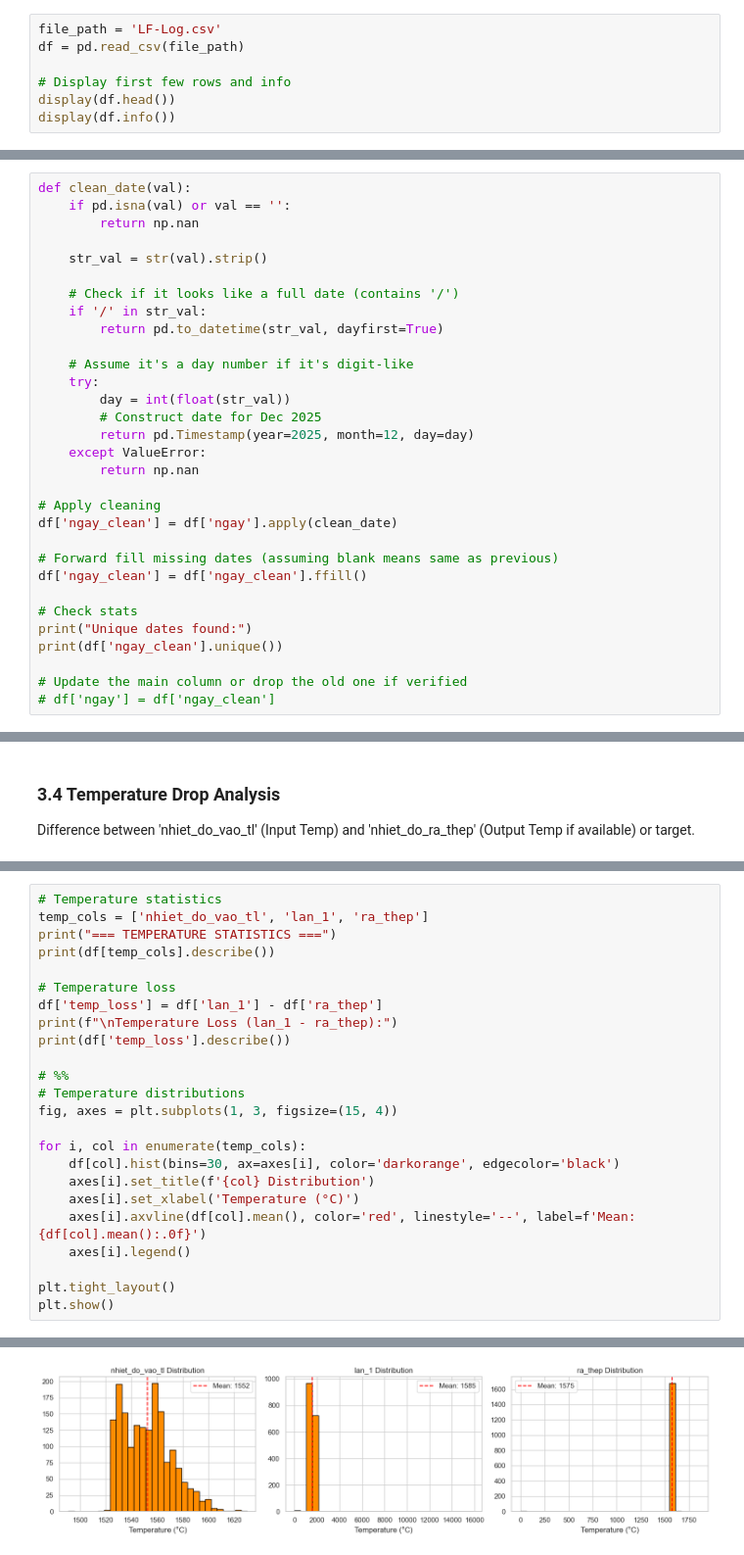
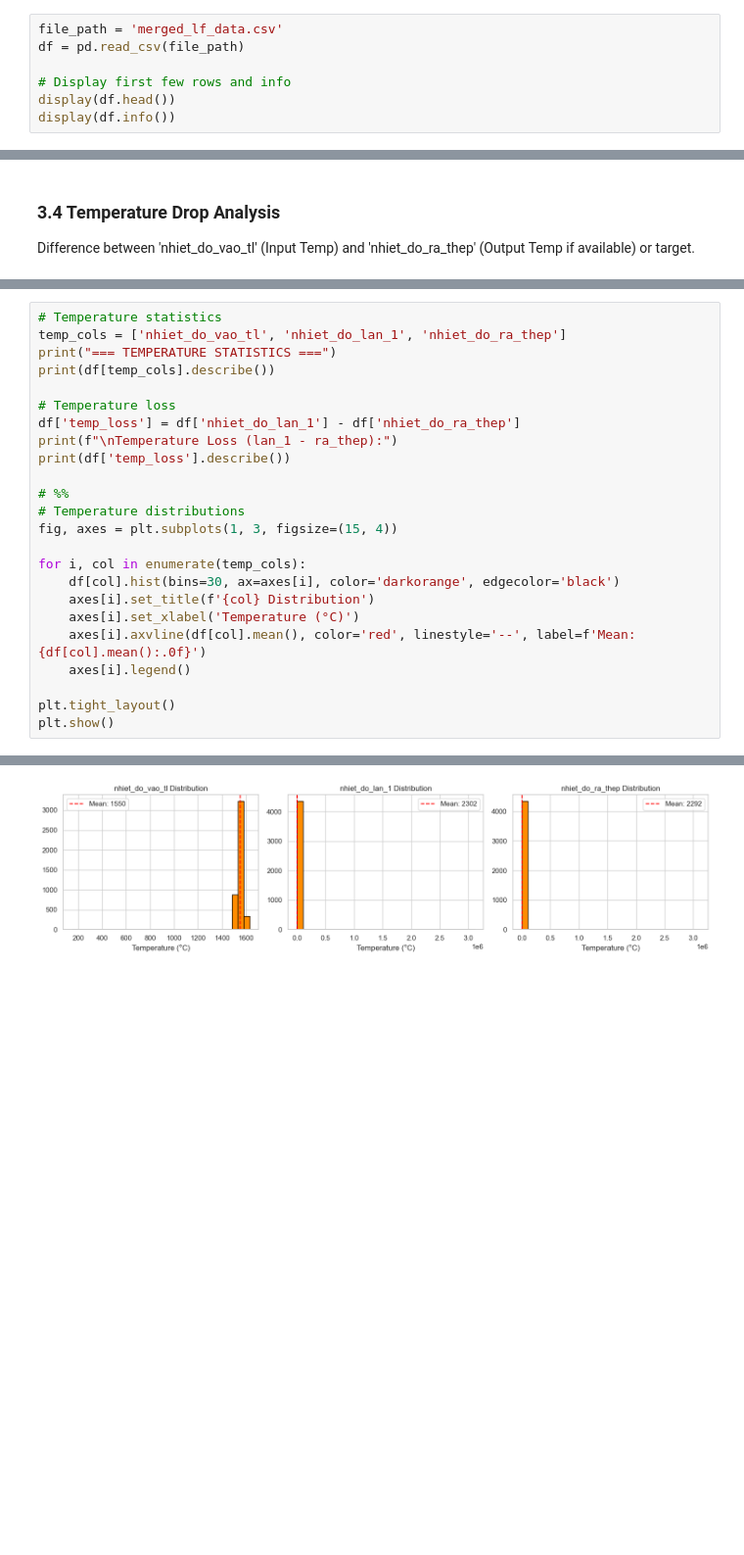
Before and after one commit to thanhnhatt29/alu-temp-cast-ml, a Jupyter notebook: LF-log-analysis.ipynb, the cells around one changed output, grey strips where cells are left out. Shown at 98% size. Saved outputs shown, nothing was run; the diff lists cells and outputs as text; blank space fills up the shorter version.

Commit message:
update processing and analysis LF log data

```diff
--- a/LF-log-analysis.ipynb
+++ b/LF-log-analysis.ipynb
@@ -19,7 +19,7 @@ sns.set_theme(style="whitegrid")
 # %% [markdown]
 ## 1. Load Data
 # %%
-file_path = 'LF-Log.csv'
+file_path = 'merged_lf_data.csv'
 df = pd.read_csv(file_path)
 
 # Display first few rows and info
@@ -55,34 +55,3 @@ None
 # %% [markdown]
 ### 2.1 Fix 'ngay' (Date) column
 The 'ngay' column contains mixed formats: full dates (e.g., '01/12/2025'), integers (1-31), or NaN. We need to standardize this to a Datetime object representing December 2025.
-# %%
-def clean_date(val):
-    if pd.isna(val) or val == '':
-        return np.nan
-
-    str_val = str(val).strip()
-
-    # Check if it looks like a full date (contains '/')
-    if '/' in str_val:
-        return pd.to_datetime(str_val, dayfirst=True)
-
-    # Assume it's a day number if it's digit-like
-    try:
-        day = int(float(str_val))
-        # Construct date for Dec 2025
-        return pd.Timestamp(year=2025, month=12, day=day)
-    except ValueError:
-        return np.nan
-
-# Apply cleaning
-df['ngay_clean'] = df['ngay'].apply(clean_date)
-
-# Forward fill missing dates (assuming blank means same as previous)
-df['ngay_clean'] = df['ngay_clean'].ffill()
-
-# Check stats
-print("Unique dates found:")
-print(df['ngay_clean'].unique())
-
-# Update the main column or drop the old one if verified
-# df['ngay'] = df['ngay_clean']
@@ -445,11 +485,11 @@ plt.show()
 # %%
 # Temperature statistics
-temp_cols = ['nhiet_do_vao_tl', 'lan_1', 'ra_thep']
+temp_cols = ['nhiet_do_vao_tl', 'nhiet_do_lan_1', 'nhiet_do_ra_thep']
 print("=== TEMPERATURE STATISTICS ===")
 print(df[temp_cols].describe())
 
 # Temperature loss
-df['temp_loss'] = df['lan_1'] - df['ra_thep']
+df['temp_loss'] = df['nhiet_do_lan_1'] - df['nhiet_do_ra_thep']
 print(f"\nTemperature Loss (lan_1 - ra_thep):")
 print(df['temp_loss'].describe())
 
@@ -480,11 +520,11 @@ max        1630.000000  15877.000000  1858.000000
 
 Temperature Loss (lan_1 - ra_thep):
 ... (5 lines left out)
 50%          5.000000
 75%          9.000000
 max      14294.000000
 Name: temp_loss, dtype: float64
-[figure, old version]
+[figure, new version]
 # %%
 # %% [markdown]
 # ### 3.5 Aluminum (Al) Analysis
```
Also changed, not shown: parts of 21 cells of this notebook, 4 other files.
